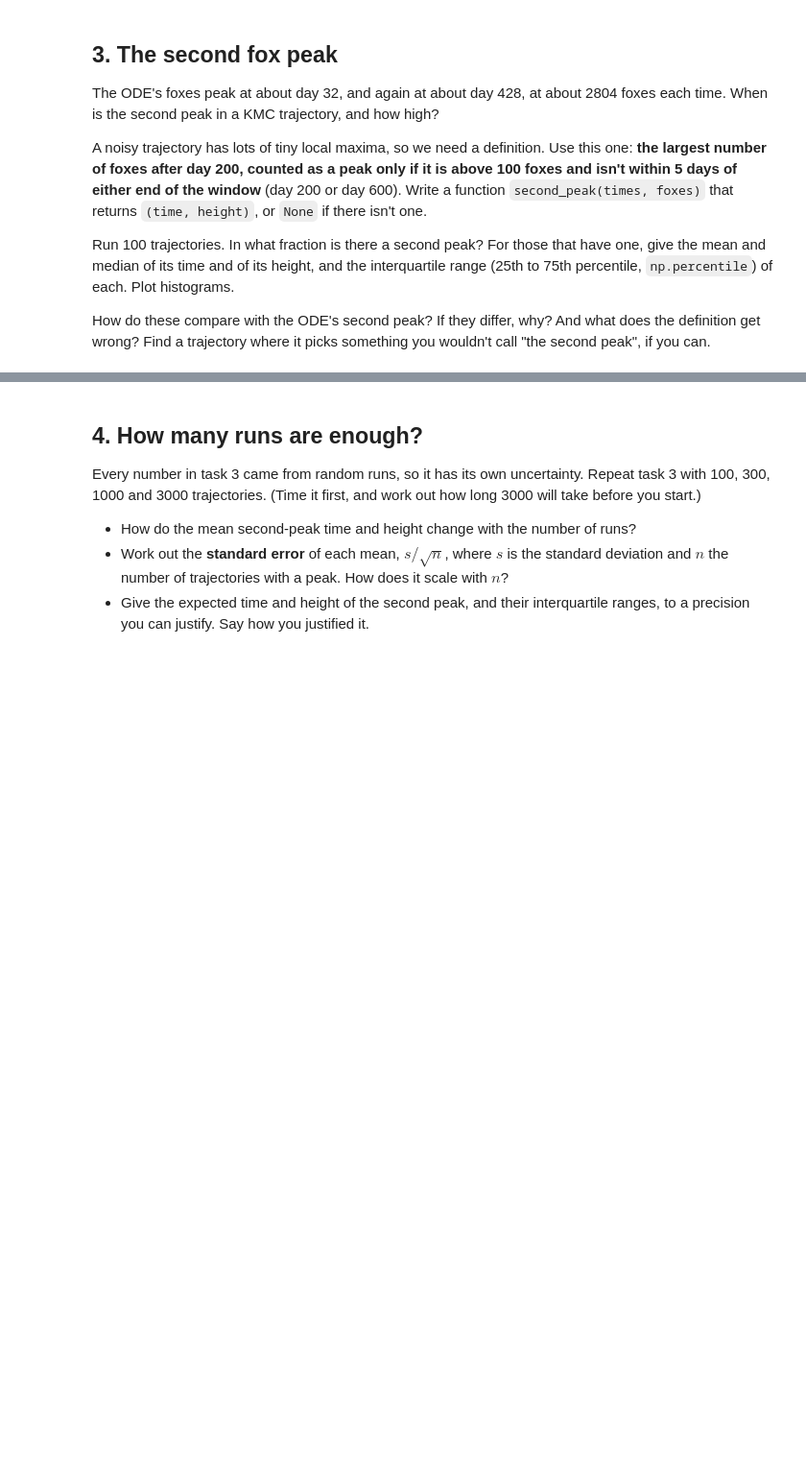
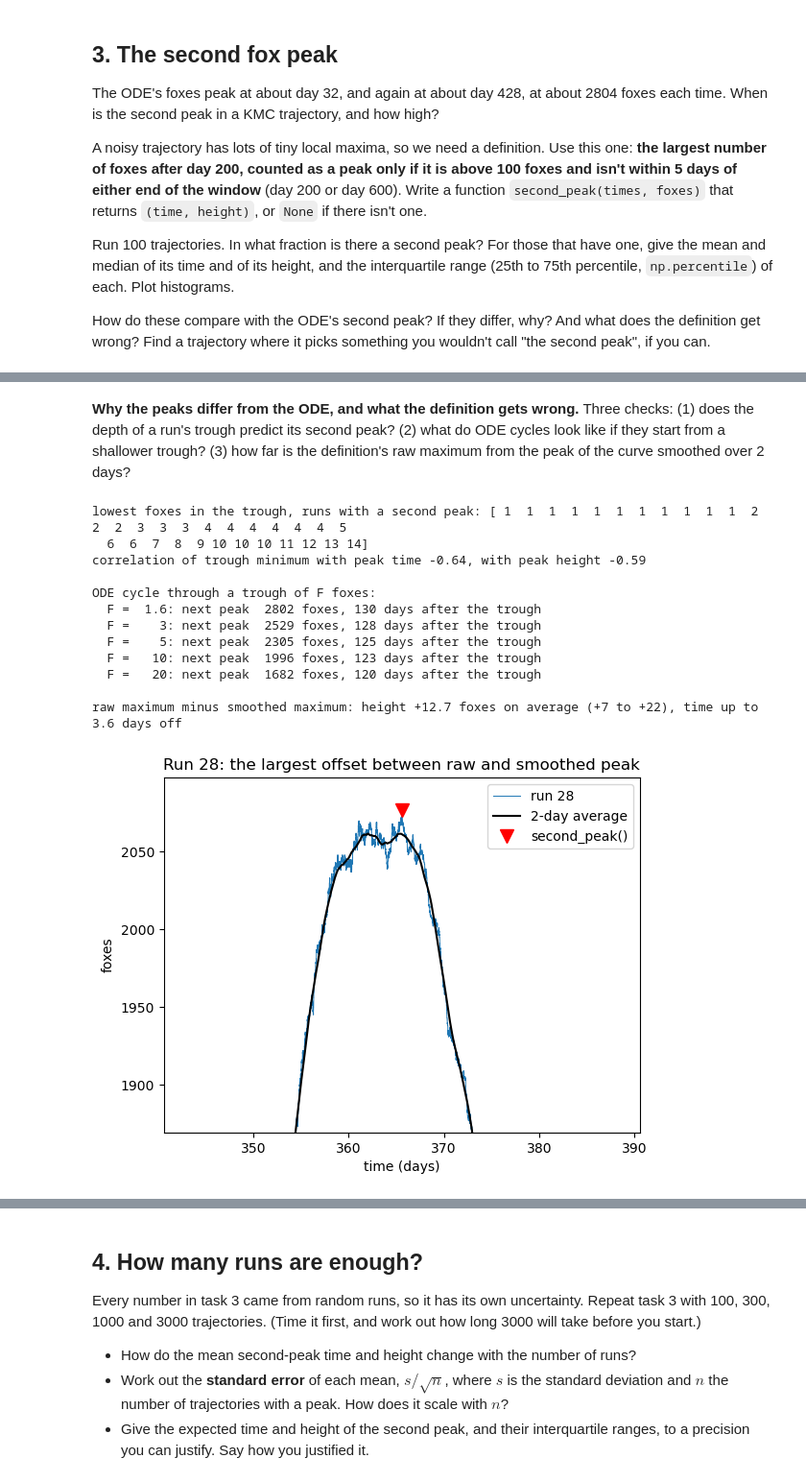
Before and after one commit to MohanBalaji007/kinetic-monte-carlo, a Jupyter notebook: rabbits-and-foxes-kmc.ipynb, the cells around one changed output, grey strips where cells are left out. Shown at 96% size. Saved outputs shown, nothing was run; the diff lists cells and outputs as text; code cells hidden in the pictures; blank space fills up the shorter version.

```diff
--- a/rabbits-and-foxes-kmc.ipynb
+++ b/rabbits-and-foxes-kmc.ipynb
@@ -395,0 +467,71 @@ call "the second peak", if you can.
+# %% [markdown]
+**Why the peaks differ from the ODE, and what the definition gets wrong.** Three
+checks: (1) does the depth of a run's trough predict its second peak? (2) what do
+ODE cycles look like if they start from a shallower trough? (3) how far is the
+definition's raw maximum from the peak of the curve smoothed over 2 days?
+# %%
+# (1) The lowest number of foxes in the trough, for the runs with a second peak
+trough_min = np.array([
+    foxes[(times > 150) & (times < p[0])].min()
+    for (times, rabbits, foxes), p in zip(trajectories, results) if p is not None
+])
+print("lowest foxes in the trough, runs with a second peak:", np.sort(trough_min))
+print(f"correlation of trough minimum with peak time {np.corrcoef(trough_min, peaks[:, 0])[0, 1]:.2f},"
+      f" with peak height {np.corrcoef(trough_min, peaks[:, 1])[0, 1]:.2f}")
+
+# (2) ODE cycles through the fox trough (R = k4/k3 = 100 rabbits) at different depths
+print("\nODE cycle through a trough of F foxes:")
+t_orbit = np.linspace(0, 300, 30001)
+for F_trough in [1.6, 3, 5, 10, 20]:
+    orbit = solve_ivp(dydt, (0, 300), [k4 / k3, F_trough], rtol=1e-10, atol=1e-10,
+                      dense_output=True)
+    F_orbit = orbit.sol(t_orbit)[1]
+    print(f"  F = {F_trough:4}: next peak {F_orbit.max():5.0f} foxes, "
+          f"{t_orbit[F_orbit.argmax()]:.0f} days after the trough")
+
+# (3) Raw maximum against the maximum of the step function averaged over 2 days
+t_grid = np.arange(200, t_end, 0.05)
+width = int(2 / 0.05)
+offsets = []
+for n, ((times, rabbits, foxes), p) in enumerate(zip(trajectories, results)):
+    if p is None:
+        continue
+    f_grid = foxes[np.searchsorted(times, t_grid, side="right") - 1]
+    smooth = np.convolve(f_grid, np.ones(width) / width, mode="same")
+    j = np.argmax(smooth[width:-width]) + width  # skip the ends, where the average is cut off
+    offsets.append((n, p[0] - t_grid[j], p[1] - smooth[j]))
+offsets = np.array(offsets)
+print(f"\nraw maximum minus smoothed maximum: height {offsets[:, 2].mean():+.1f} foxes on average "
+      f"({offsets[:, 2].min():+.0f} to {offsets[:, 2].max():+.0f}), "
+      f"time up to {np.abs(offsets[:, 1]).max():.1f} days off")
+
+worst = int(offsets[np.abs(offsets[:, 1]).argmax(), 0])
+times, rabbits, foxes = trajectories[worst]
+t_peak, height = results[worst]
+near = (times > t_peak - 25) & (times < t_peak + 25)
+plt.step(times[near], foxes[near], where="post", lw=0.7, label=f"run {worst}")
+f_grid = foxes[np.searchsorted(times, t_grid, side="right") - 1]
+plt.plot(t_grid, np.convolve(f_grid, np.ones(width) / width, mode="same"), "k",
+         label="2-day average")
+plt.plot(t_peak, height, "rv", ms=10, label="second_peak()")
+plt.xlim(t_peak - 25, t_peak + 25)
+plt.ylim(0.9 * height, 1.01 * height)
+plt.xlabel("time (days)")
+plt.ylabel("foxes")
+plt.title(f"Run {worst}: the largest offset between raw and smoothed peak")
+plt.legend()
+plt.show()
+# %% [output]
+lowest foxes in the trough, runs with a second peak: [ 1  1  1  1  1  1  1  1  1  1  1  2  2  2  3  3  3  4  4  4  4  4  4  5
+  6  6  7  8  9 10 10 10 11 12 13 14]
+correlation of trough minimum with peak time -0.64, with peak height -0.59
+
+ODE cycle through a trough of F foxes:
+  F =  1.6: next peak  2802 foxes, 130 days after the trough
+  F =    3: next peak  2529 foxes, 128 days after the trough
+  F =    5: next peak  2305 foxes, 125 days after the trough
+  F =   10: next peak  1996 foxes, 123 days after the trough
+  F =   20: next peak  1682 foxes, 120 days after the trough
+
+raw maximum minus smoothed maximum: height +12.7 foxes on average (+7 to +22), time up to 3.6 days off
+[figure, added]
```
Also changed, not shown: parts of 4 cells of this notebook, 1 other file.
